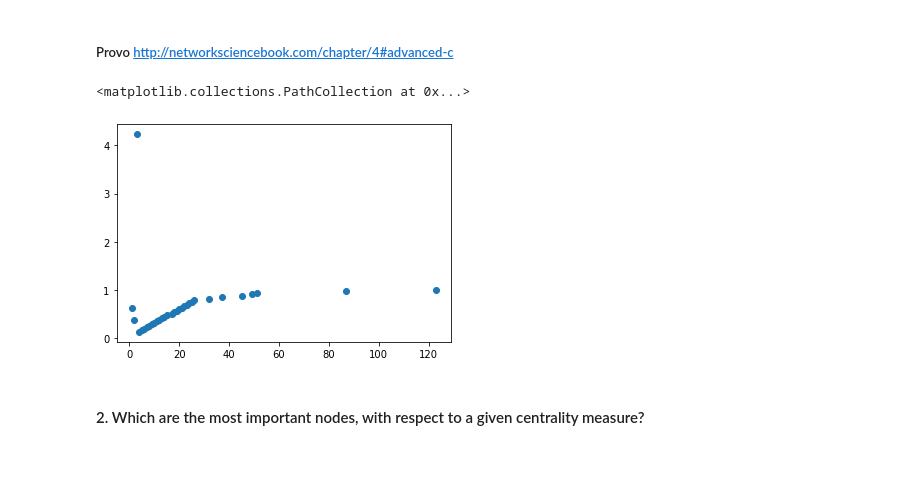
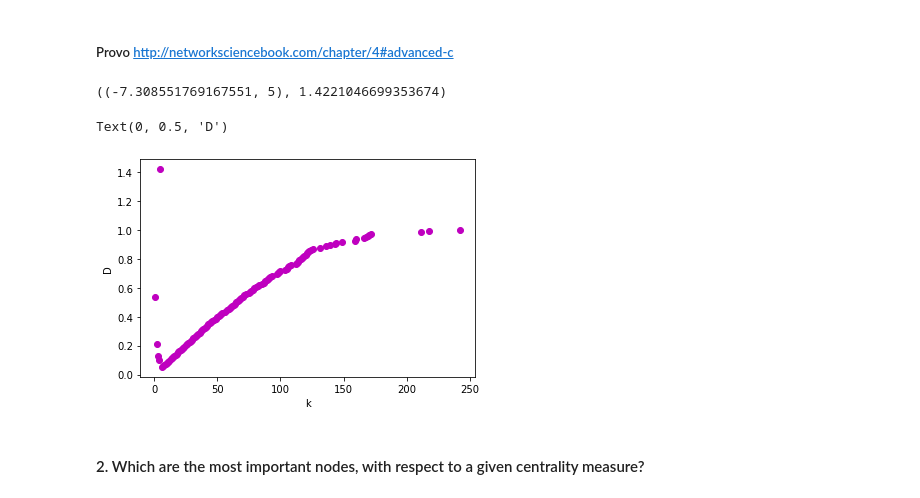
Before and after one commit to LazyRacc00n/NetworkAnalysis_1Assignment, a Jupyter notebook: Code.ipynb, the cells around one changed output. Saved outputs shown, nothing was run; the diff lists cells and outputs as text; code cells hidden in the pictures; blank space fills up the shorter version.

```diff
--- a/Code.ipynb
+++ b/Code.ipynb
@@ -51,3 +53,25 @@ for row in edges:
+# %%
+# create graph
+G = nx.Graph()
+
+with open("dataset/inf-openflights.edges") as edges:
+    for row in edges:
+        if len(row.split(" ")) == 1:
+            continue
+
+        source, target = row.split(" ")[:2]
+        source = int(source)
+        target = int(target)
+
+        # add nodes if not in yet
+        if source not in G:
+            G.add_node(source)
+
+        if target not in G:
+            G.add_node(target)
+
+        # add edge and weight
+        G.add_edge(source, target)
 # %%
 
 
@@ -156,33 +180,43 @@ def zeta3(s, t=100):
     return sum(islice(term, t)) / (1 - 2 ** (1 - s))
 # %%
 #from scipy.special import zeta
+
 
 gamma = 0 # γ
 N = nx.number_of_nodes(G)
 
 list_D = {}
+pk_list = []
 
 deg = np.array(deg)
+
+
 for Kmin in deg:
 
     gamma = np.array([np.log(ki/(Kmin -(1/2))) for ki in dict(G.degree()).values()]).sum()
     gamma = 1 + N / (gamma)
-    #pk = lambda gamma, k: 1/(zeta())*(k)**-gamma
-    CDF = lambda gamma, k: (1 - (zeta(gamma, k))/zeta(gamma, Kmin))
 
-    D = max([abs( (len(deg[deg <= Kmin])/len(deg)) - CDF(gamma, k)) for k in deg[deg >= Kmin]])# empirical distribution function - model CDF
+
+    pk = lambda gamma, k: 1/(zeta(gamma, Kmin) * k**gamma)
+    CDF = lambda gamma, k: (1 - (zeta3(gamma, k))/zeta3(gamma, Kmin))
+
+    D = max([abs( (len(deg[deg <= Kmin])/len(deg)) - CDF(gamma, k)) for k in deg[deg >= Kmin]]) # empirical distribution function - model CDF
     list_D[(gamma, Kmin)] = D
 
 # find Min
-#sorted(betwenness.items(), key=lambda item: item[1], reverse=True)[0]
+best_D= sorted(list_D.items(), key=lambda item: item[1], reverse=True)[0]
+
+print(best_D)
+# %% [output]
+((-7.308551769167551, 5), 1.4221046699353674)
 # %%
 
-#print([ k for g, k in list_D.keys()])
-#print(list_D)
-plt.scatter([ k for g, k in list_D.keys()], list_D.values())
+plt.scatter([ k for g, k in list_D.keys()], list_D.values(), c='m')
+plt.xlabel("k")
+plt.ylabel("D")
 # %% [output]
-<matplotlib.collections.PathCollection at 0x...>
+Text(0, 0.5, 'D')
-[figure, old version]
+[figure, new version]
 # %% [markdown]
 #### 2. Which are the most important nodes, with respect to a given centrality measure?
 # %%
```
Also changed, not shown: parts of 3 cells of this notebook, 1 other file.
